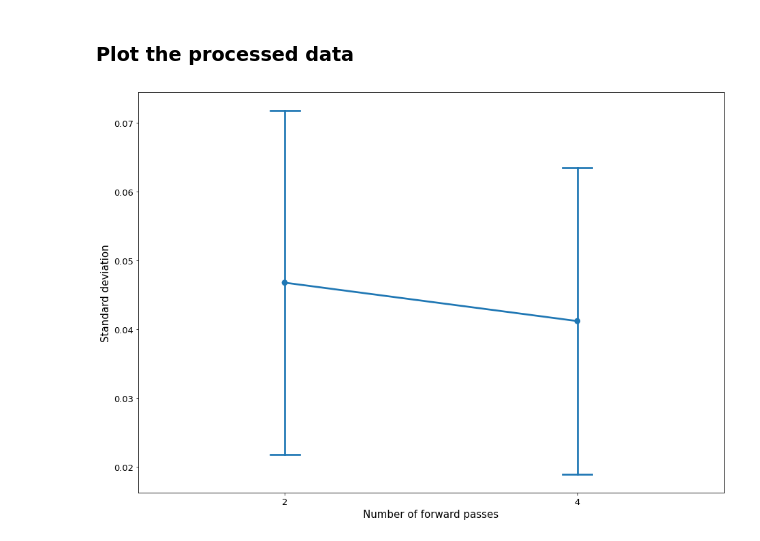
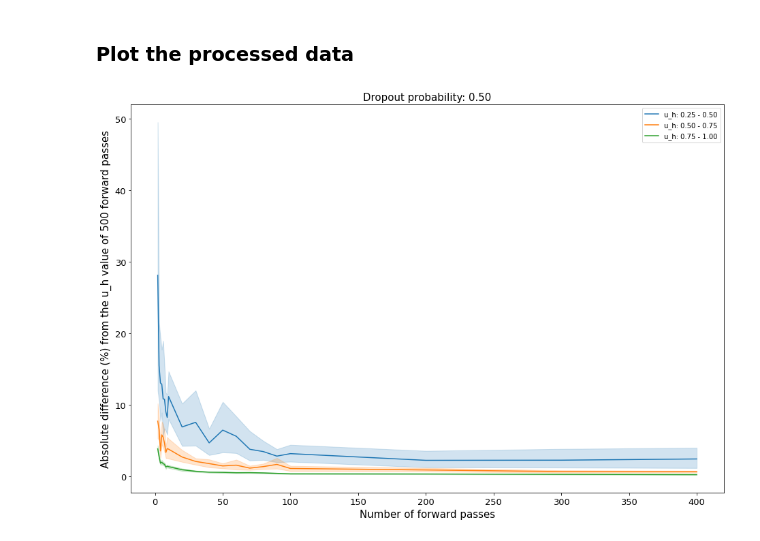
Before and after one commit to pieterblok/maskal, a Jupyter notebook: active_learning/utils/uncertainty_forward_passes_visualization.ipynb, the cells around one changed output. Drawn from its saved outputs; the diff is of its cells as text; code cells hidden in the pictures.

Commit message:
updated visualization script

```diff
--- a/active_learning/utils/uncertainty_forward_passes_visualization.ipynb
+++ b/active_learning/utils/uncertainty_forward_passes_visualization.ipynb
@@ -110,23 +27,60 @@ if not df.empty:
 # %% [markdown]
 ### Plot the processed data
-# %%
-font_size = 15
-digit_size = 13
-annot_size = 14
-
-if not df.empty:
-    f, ax = plt.subplots(figsize=(13, 9))
-    ax = sns.pointplot(x="number of forward passes", y=metric, data=df, ci="sd", capsize=.1)
-    # ax = sns.lineplot(x="number of forward passes", y=metric, ci=95, data=df, palette = "tab10")
-    ax.tick_params(labelrotation=0, labelsize=digit_size)
-
-    plt.xlabel("Number of forward passes", fontsize=font_size)
-    if metric == 'var':
-        plt.ylabel("Variance", fontsize=font_size)
-    elif metric == 'std':
-        plt.ylabel("Standard deviation", fontsize=font_size)
-
-    plt.tight_layout()
-    plt.savefig(os.path.join(resultsdir, 'forward_passes_{:s}_prob{:.2f}.jpg'.format(metric, prob)))
-# %% [output]
-[figure, removed]
+# %%
+for p in range(len(probs)):
+    prob = probs[p]
+    pkl_file = "uncertainty_metrics_prob_{:.2f}.pkl".format(prob)
+
+    strs = ["fp_{:d}".format(fps[f]) for f in range(len(fps[:-1]))]
+    strs.insert(0,"val_500")
+    strs.insert(0,"image")
+    fr = {}
+
+    df = pd.DataFrame(columns=strs)
+
+    with open(os.path.join(resultsdir, pkl_file), 'rb') as handle:
+        uncertainties = pickle.load(handle)
+        for key, val in uncertainties.items():
+            transposed = list(zip(*val))
+            for t in range(len(transposed)):
+                obs = transposed[t]
+                fractions = [obs[o]/obs[-1] for o in range(len(obs))]
+                abs_perc_diff = [abs(1-fractions[f]) for f in range(len(fractions[:-1]))]
+                data = [key, obs[-1]]
+                for apd in range(len(abs_perc_diff)):
+                    data.append(abs_perc_diff[apd])
+                df_length = len(df)
+                df.loc[df_length] = data
+
+    f, ax = plt.subplots(figsize=(13, 9))
+    legends = []
+
+    for r in range(1, len(ranges)):
+        sel = df[df['val_500'].between(ranges[r][0], ranges[r][1])].loc[:, 'fp_2':'fp_400']
+        dff = pd.DataFrame(columns=['fp', 'abs_perc_diff'])
+
+        legends.append("u_h: {:.2f} - {:.2f}".format(ranges[r][0], ranges[r][1]))
+
+        selnp = sel.to_numpy()
+        selnp.transpose(1,0)
+        for i in range(selnp.shape[0]):
+            for j in range(len(selnp[i,:])):
+                data = [fps[j], np.multiply(selnp[i,j], 100)]
+                dff_length = len(dff)
+                dff.loc[dff_length] = data
+
+        if not dff.empty:
+            ax = sns.lineplot(x='fp', y='abs_perc_diff', ci=95, data=dff, palette = "tab10", legend="full")
+
+    ax.tick_params(labelrotation=0, labelsize=digit_size)
+    ax.legend(legends)
+
+    plt.xlabel("Number of forward passes", fontsize=font_size)
+    plt.ylabel("Absolute difference (%) from the u_h value of 500 forward passes", fontsize=font_size)
+
+    plt.savefig(os.path.join(resultsdir, 'fp_prob_{:.2f}.jpg'.format(prob)))
+    plt.title('Dropout probability: {:.2f}'.format(prob), fontsize = font_size)
+    plt.tight_layout()
+    plt.show()
+# %% [output]
+[figure, added]
```
Also changed, not shown: parts of 10 cells of this notebook.
